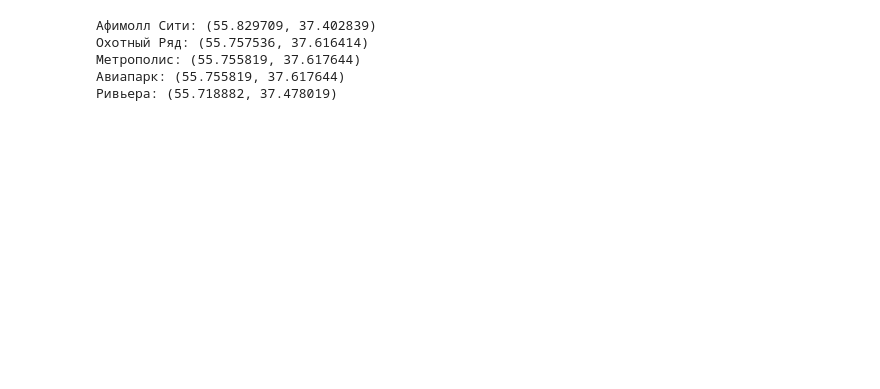
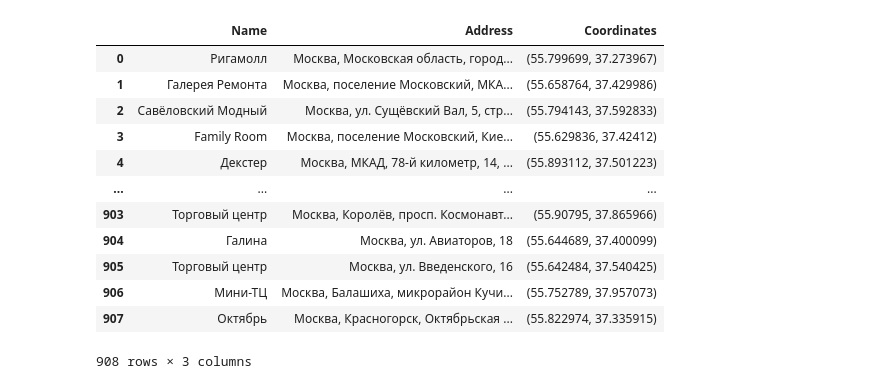
Before and after one commit to Lemekhova/Analysis_of_Housing_Prices, a Jupyter notebook: Mall_Geolocation.ipynb, the cells around one changed output. Cells and saved outputs as stored; diff of their text form; code cells hidden in the pictures; blank space fills up the shorter version.

```diff
--- a/Mall_Geolocation.ipynb
+++ b/Mall_Geolocation.ipynb
@@ -1,8 +110,6 @@
 # %%
-import requests
-
 # Ключ API
-YANDEX_API_KEY = "_"
+YANDEX_API_KEY = "7ef96676-e97f-4e5c-a999-c5db77c99895"
 
 # Базовый URL для Geocoder API
 GEOCODER_URL = "https://geocode-maps.yandex.ru/1.x/"
@@ -33,28 +140,47 @@ def get_coordinates(query, apikey, city="Москва"):
         print(f"Ошибка {response.status_code}: {response.text}")
         return None
 
-# Список торговых центров
-malls = [
-    "Афимолл Сити",
-    "Охотный Ряд",
-    "Метрополис",
-    "Авиапарк",
-    "Ривьера",
-]
+# Чтение данных из CSV-файла
+#df = pd.read_csv("alt_texts.csv")
 
-# Получение координат для каждого ТЦ
-mall_coordinates = {}
-for mall in malls:
+# Получение координат для каждого торгового центра и добавление их в новый столбец
+coordinates = []
+for mall in malls['Address']:
     coords = get_coordinates(mall, YANDEX_API_KEY)
     if coords:
-        mall_coordinates[mall] = coords
+        coordinates.append(coords)
+    else:
+        coordinates.append((None, None))  # Если координаты не найдены, добавляем None
 
-# Вывод результатов
-for mall, coords in mall_coordinates.items():
-    print(f"{mall}: {coords}")
+# Добавляем координаты в DataFrame
+malls["Coordinates"] = coordinates
+
+# Сохраняем результат в новый CSV-файл
+malls.to_csv("malls_with_coordinates.csv", index=False)
+
+#print("Results saved to 'malls_with_coordinates.csv'.")
-# %% [output]
-Афимолл Сити: (55.829709, 37.402839)
-Охотный Ряд: (55.757536, 37.616414)
-Метрополис: (55.755819, 37.617644)
-Авиапарк: (55.755819, 37.617644)
-Ривьера: (55.718882, 37.478019)
+# %%
+# Удаляем лишний столбец
+malls = pd.read_csv('malls_with_coordinates_2.csv')
+malls = malls.drop(columns=["Coordinates"])
+# Переименовываем столбец "OldName" в "NewName"
+malls = malls.rename(columns={"Coordinates_2": "Coordinates"})
+
+# Сохраняем результат в новый CSV-файл
+malls.to_csv("malls.csv", index=False)
+# %%
+malls
+# %% [output]
+|  | Name | Address | Coordinates |
+| 0 | Ригамолл | Москва, Московская область, город... | (55.799699, 37.273967) |
+| 1 | Галерея Ремонта | Москва, поселение Московский, МКА... | (55.658764, 37.429986) |
+| 2 | Савёловский Модный | Москва, ул. Сущёвский Вал, 5, стр... | (55.794143, 37.592833) |
+| 3 | Family Room | Москва, поселение Московский, Кие... | (55.629836, 37.42412) |
+| 4 | Декстер | Москва, МКАД, 78-й километр, 14, ... | (55.893112, 37.501223) |
+| ... | ... | ... | ... |
+| 903 | Торговый центр | Москва, Королёв, просп. Космонавт... | (55.90795, 37.865966) |
+| 904 | Галина | Москва, ул. Авиаторов, 18 | (55.644689, 37.400099) |
+| 905 | Торговый центр | Москва, ул. Введенского, 16 | (55.642484, 37.540425) |
+| 906 | Мини-ТЦ | Москва, Балашиха, микрорайон Кучи... | (55.752789, 37.957073) |
+| 907 | Октябрь | Москва, Красногорск, Октябрьская ... | (55.822974, 37.335915) |
+908 rows × 3 columns
```
Also changed, not shown: parts of 5 cells of this notebook.
